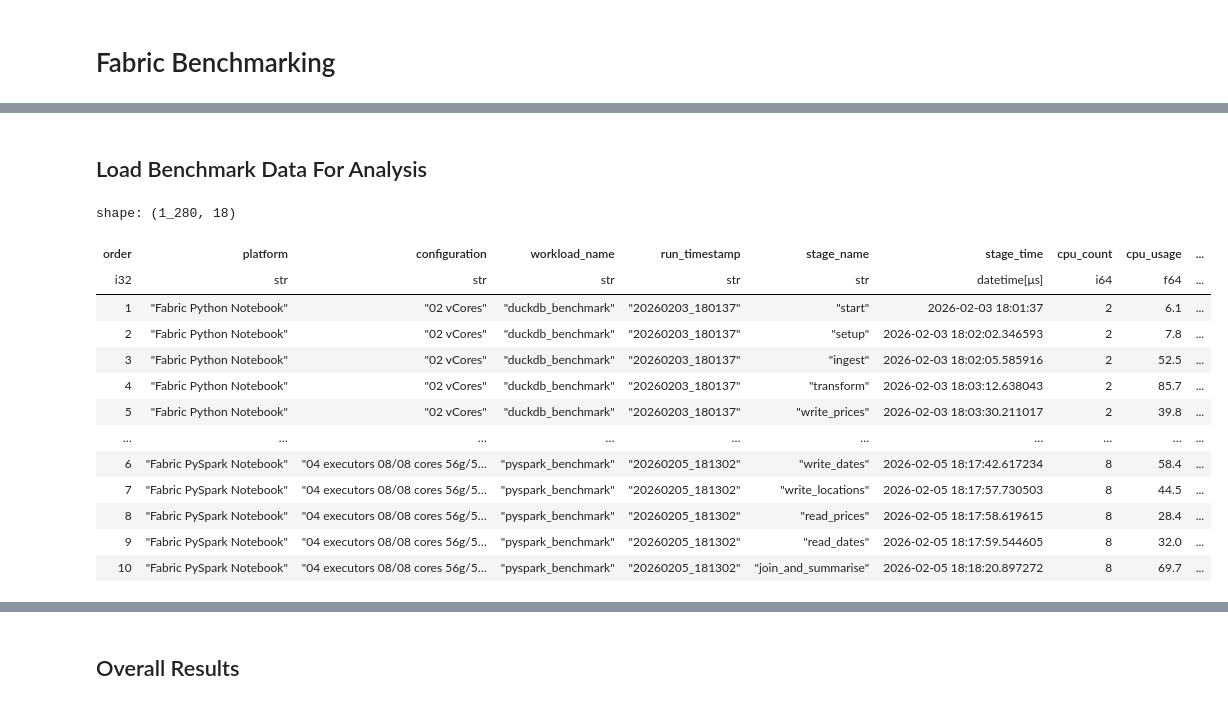
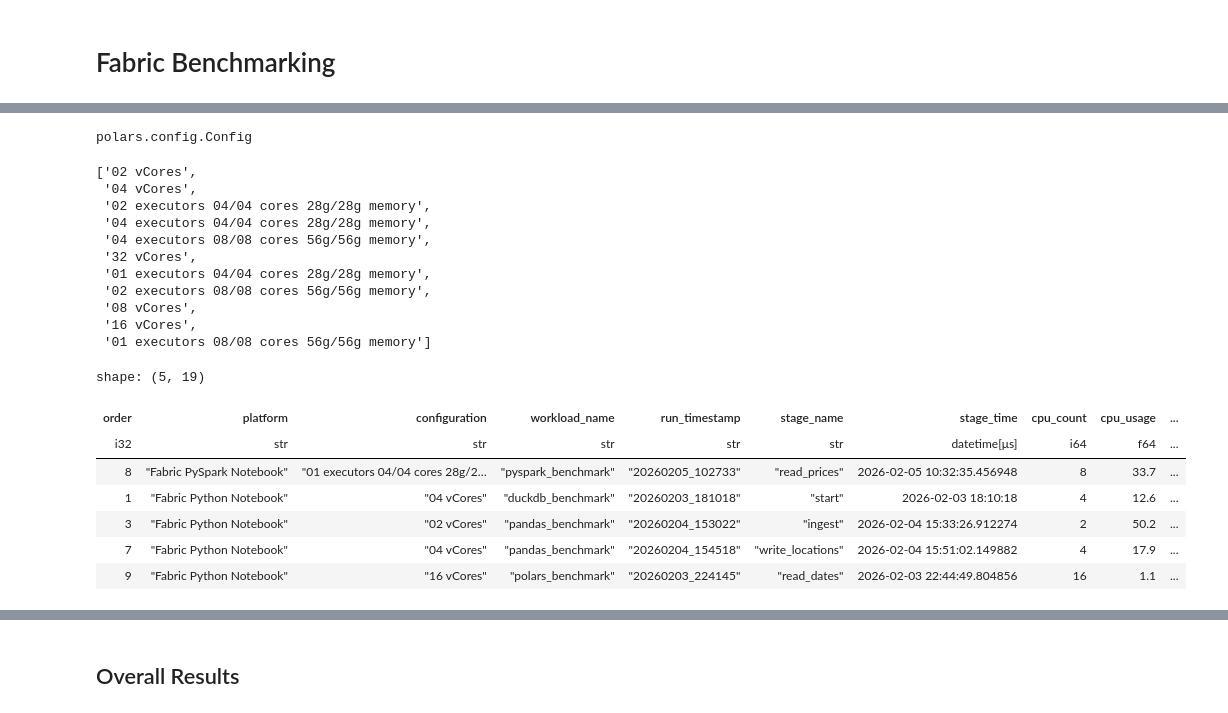
Before and after one commit to endjin/fabric-performance-benchmark, a Jupyter notebook: notebooks/analysis_of_results.ipynb, the cells around one changed output, grey strips where cells are left out. Drawn from its saved outputs; the diff is of its cells as text; code cells hidden in the pictures.

```diff
--- a/notebooks/analysis_of_results.ipynb
+++ b/notebooks/analysis_of_results.ipynb
@@ -150,3 +6,7 @@ Multiple runs were completed for each combination of: Platform, Workload and Con
 import polars as pl
 from azure.identity import InteractiveBrowserCredential
 import plotly.express as px
+# %%
+pl.Config.set_tbl_rows(20)
+# %% [output]
+polars.config.Config
@@ -183,6 +53,4 @@ configurations_path = f"{construct_base_abfss_path(WORKSPACE_NAME, LAKEHOUSE_NAM
 benchmark_analytics_path = f"{construct_base_abfss_path(WORKSPACE_NAME, LAKEHOUSE_NAME)}/Tables/benchmark_repository/benchmark_analytics"
 # %%
 storage_options = create_storage_options()
-# %% [markdown]
-## Load Benchmark Data For Analysis
 # %%
@@ -190,18 +57,56 @@ storage_options = create_storage_options()
 benchmarks = pl.read_delta(benchmark_analytics_path, storage_options=storage_options)
+# %%
+benchmarks["configuration"].unique().to_list()
+# %% [output]
+['02 vCores',
+ '04 vCores',
+ '02 executors 04/04 cores 28g/28g memory',
+ '04 executors 04/04 cores 28g/28g memory',
+ '04 executors 08/08 cores 56g/56g memory',
+ '32 vCores',
+ '01 executors 04/04 cores 28g/28g memory',
+ '02 executors 08/08 cores 56g/56g memory',
+ '08 vCores',
+ '16 vCores',
+ '01 executors 08/08 cores 56g/56g memory']
+# %%
+# Filter to only the configuration we care about for this analysis, as there are some other runs in the data that are not relevant
+benchmarks = (
+    benchmarks
+    .filter(pl.col("configuration").is_in(
+            [
+                # 1 CU
+                '02 vCores',
+                # 2 CU
+                '04 vCores',
+                # 4 CU
+                '08 vCores',
+                '01 executors 04/04 cores 28g/28g memory',
+                # 6 CU
+                # '02 executors 04/04 cores 28g/28g memory',
+                # 8 CU
+                '16 vCores',
+                '01 executors 08/08 cores 56g/56g memory',
+                # 10 CU
+                # '04 executors 04/04 cores 28g/28g memory',
+                # 12 CU
+                '02 executors 08/08 cores 56g/56g memory',
+                # 16 CU
+                '32 vCores',
+                # 20 CU
+                '04 executors 08/08 cores 56g/56g memory',
+            ]
+        )
+    )
+)
 # %%
-benchmarks
+benchmarks.sample(5)
 # %% [output]
-shape: (1_280, 18)
+shape: (5, 19)
 | order | platform | configuration | workload_name | run_timestamp | stage_name | stage_time | cpu_count | cpu_usage | ... |
 | i32 | str | str | str | str | str | datetime[μs] | i64 | f64 | ... |
-| 1 | "Fabric Python Notebook" | "02 vCores" | "duckdb_benchmark" | "20260203_180137" | "start" | 2026-02-03 18:01:37 | 2 | 6.1 | ... |
-| 2 | "Fabric Python Notebook" | "02 vCores" | "duckdb_benchmark" | "20260203_180137" | "setup" | 2026-02-03 18:02:02.346593 | 2 | 7.8 | ... |
-| 3 | "Fabric Python Notebook" | "02 vCores" | "duckdb_benchmark" | "20260203_180137" | "ingest" | 2026-02-03 18:02:05.585916 | 2 | 52.5 | ... |
-| 4 | "Fabric Python Notebook" | "02 vCores" | "duckdb_benchmark" | "20260203_180137" | "transform" | 2026-02-03 18:03:12.638043 | 2 | 85.7 | ... |
-| 5 | "Fabric Python Notebook" | "02 vCores" | "duckdb_benchmark" | "20260203_180137" | "write_prices" | 2026-02-03 18:03:30.211017 | 2 | 39.8 | ... |
-| … | … | … | … | … | … | … | … | … | ... |
-| 6 | "Fabric PySpark Notebook" | "04 executors 08/08 cores 56g/5… | "pyspark_benchmark" | "20260205_181302" | "write_dates" | 2026-02-05 18:17:42.617234 | 8 | 58.4 | ... |
-| 7 | "Fabric PySpark Notebook" | "04 executors 08/08 cores 56g/5… | "pyspark_benchmark" | "20260205_181302" | "write_locations" | 2026-02-05 18:17:57.730503 | 8 | 44.5 | ... |
-| 8 | "Fabric PySpark Notebook" | "04 executors 08/08 cores 56g/5… | "pyspark_benchmark" | "20260205_181302" | "read_prices" | 2026-02-05 18:17:58.619615 | 8 | 28.4 | ... |
-| 9 | "Fabric PySpark Notebook" | "04 executors 08/08 cores 56g/5… | "pyspark_benchmark" | "20260205_181302" | "read_dates" | 2026-02-05 18:17:59.544605 | 8 | 32.0 | ... |
-| 10 | "Fabric PySpark Notebook" | "04 executors 08/08 cores 56g/5… | "pyspark_benchmark" | "20260205_181302" | "join_and_summarise" | 2026-02-05 18:18:20.897272 | 8 | 69.7 | ... |
+| 8 | "Fabric PySpark Notebook" | "01 executors 04/04 cores 28g/2… | "pyspark_benchmark" | "20260205_102733" | "read_prices" | 2026-02-05 10:32:35.456948 | 8 | 33.7 | ... |
+| 1 | "Fabric Python Notebook" | "04 vCores" | "duckdb_benchmark" | "20260203_181018" | "start" | 2026-02-03 18:10:18 | 4 | 12.6 | ... |
+| 3 | "Fabric Python Notebook" | "02 vCores" | "pandas_benchmark" | "20260204_153022" | "ingest" | 2026-02-04 15:33:26.912274 | 2 | 50.2 | ... |
+| 7 | "Fabric Python Notebook" | "04 vCores" | "pandas_benchmark" | "20260204_154518" | "write_locations" | 2026-02-04 15:51:02.149882 | 4 | 17.9 | ... |
+| 9 | "Fabric Python Notebook" | "16 vCores" | "polars_benchmark" | "20260203_224145" | "read_dates" | 2026-02-03 22:44:49.804856 | 16 | 1.1 | ... |
```
Also changed, not shown: parts of 37 cells of this notebook, 4 other files.
